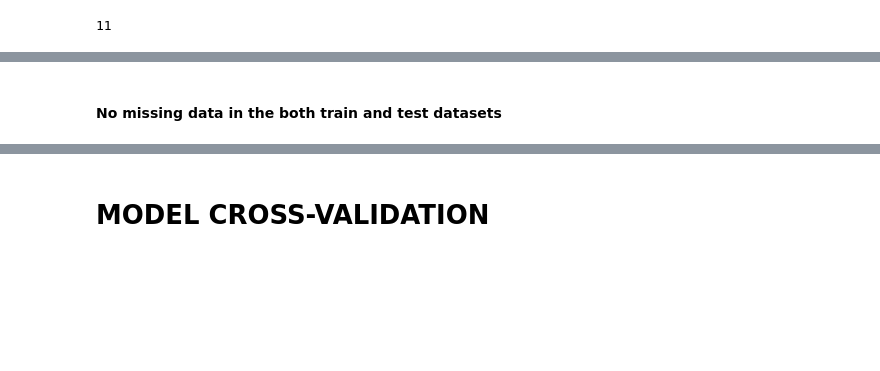
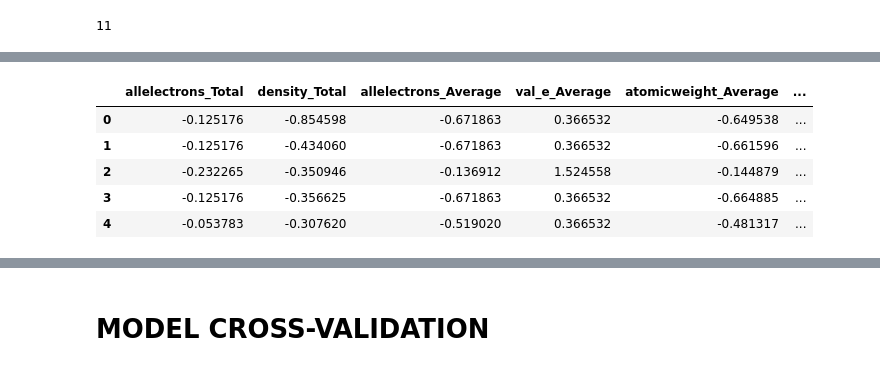
Before and after one commit to hardboyvino/kaggle_competition, a Jupyter notebook: playground_3.25/preprocess.ipynb, the cells around one changed output, grey strips where cells are left out. Cells and saved outputs as stored; diff of their text form; code cells hidden in the pictures; blank space fills up the shorter version.

```diff
--- a/playground_3.25/preprocess.ipynb
+++ b/playground_3.25/preprocess.ipynb
@@ -209,2 +140,17 @@ df_outliers.describe([0.01, 0.99]).T
-# %% [markdown]
-#### No missing data in the both train and test datasets
+# %%
+scaler = StandardScaler()
+
+standard_scaler = scaler.fit_transform(train[num_var])
+train_scaled = pd.DataFrame(standard_scaler, columns=num_var)
+
+test_scaled = scaler.transform(test[num_var])
+test_scaled = pd.DataFrame(test_scaled, columns=num_var)
+# X = pd.concat([X[cat_features], train_scaled], axis=1)
+train_scaled.head()
+# %% [output]
+|  | allelectrons_Total | density_Total | allelectrons_Average | val_e_Average | atomicweight_Average | ... |
+| 0 | -0.125176 | -0.854598 | -0.671863 | 0.366532 | -0.649538 | ... |
+| 1 | -0.125176 | -0.434060 | -0.671863 | 0.366532 | -0.661596 | ... |
+| 2 | -0.232265 | -0.350946 | -0.136912 | 1.524558 | -0.144879 | ... |
+| 3 | -0.125176 | -0.356625 | -0.671863 | 0.366532 | -0.664885 | ... |
+| 4 | -0.053783 | -0.307620 | -0.519020 | 0.366532 | -0.481317 | ... |
```
Also changed, not shown: parts of 15 cells of this notebook.
